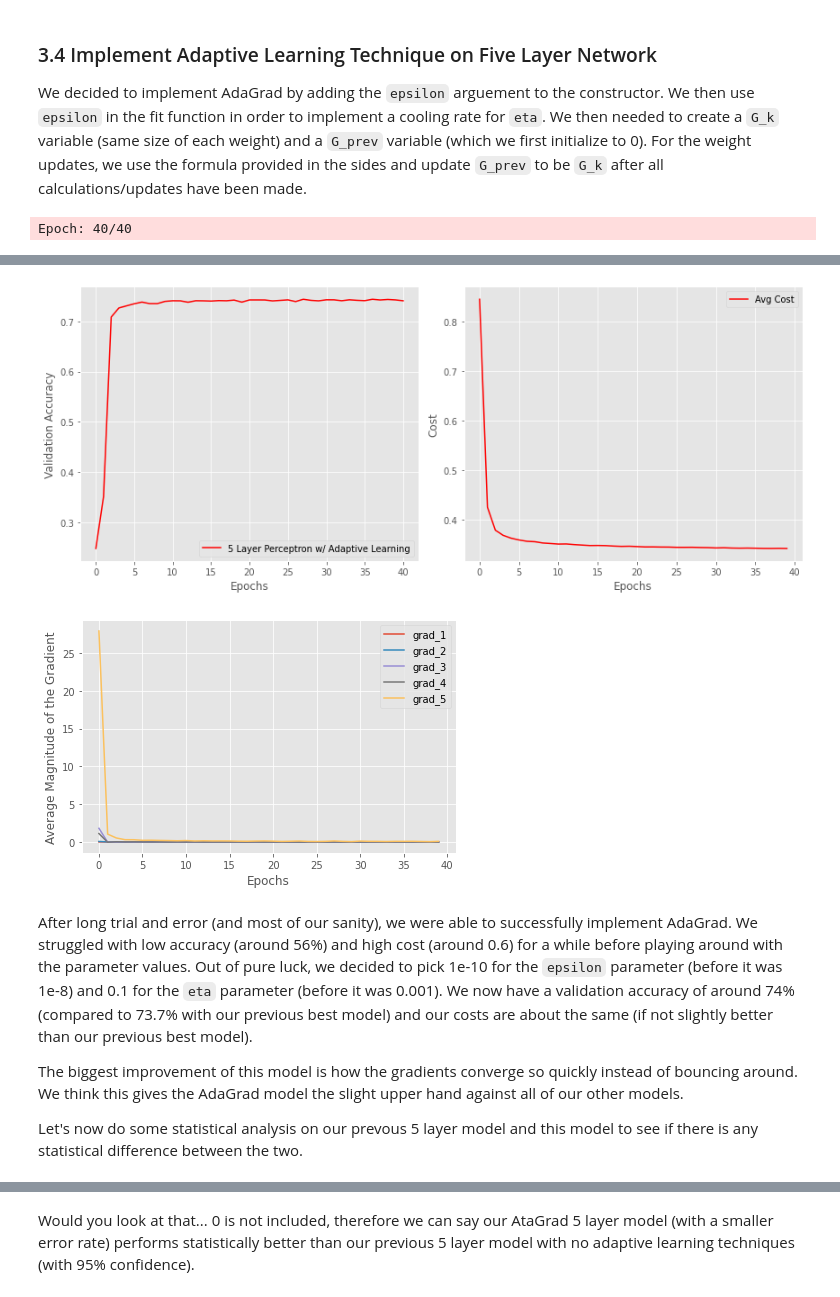
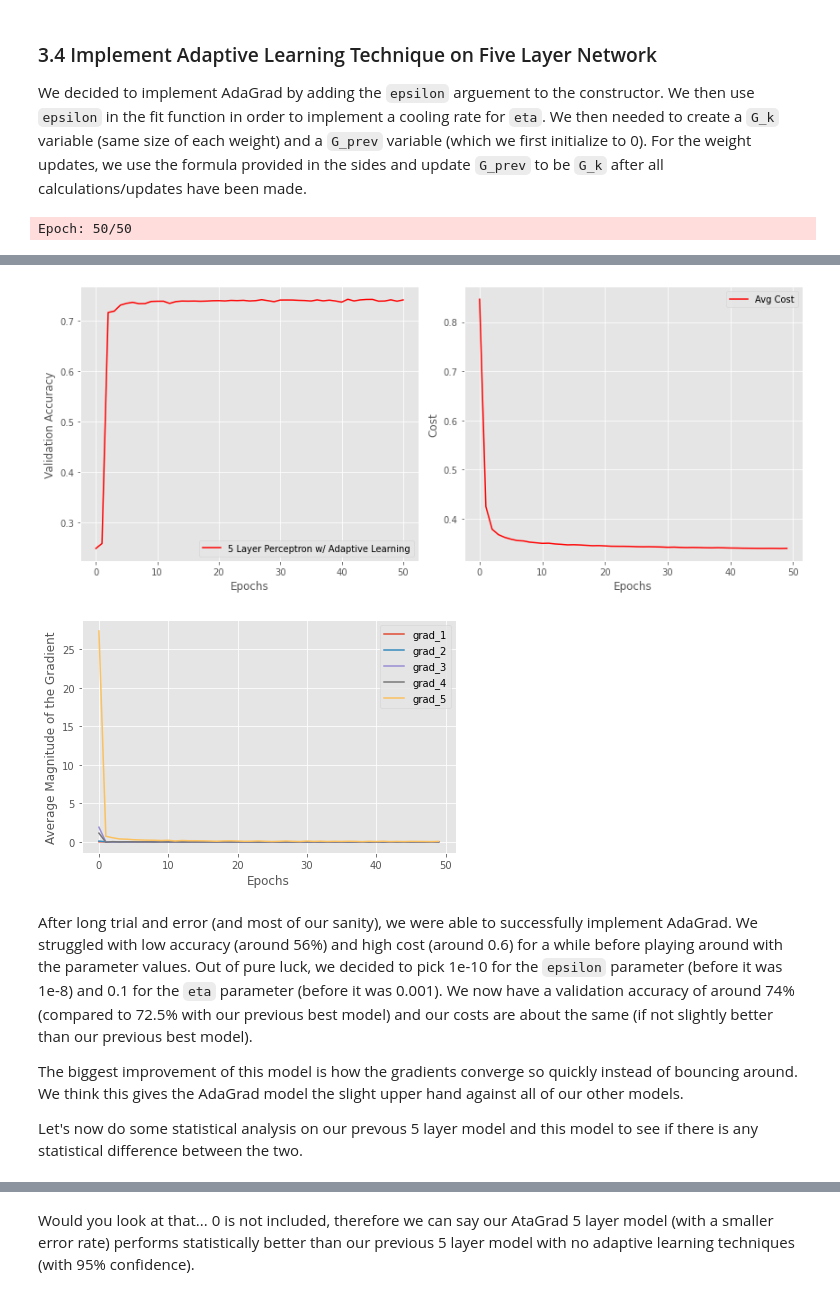
Before and after one commit to harrisonnoble/ml-projects, a Jupyter notebook: Lab 4/Lab 4.ipynb, the cells around one changed output, grey strips where cells are left out. Cells and saved outputs as stored; diff of their text form; code cells hidden in the pictures.

````diff
--- a/Lab 4/Lab 4.ipynb
+++ b/Lab 4/Lab 4.ipynb
@@ -835,5 +835,5 @@
 # %%
-vals = {'layers':3, 'n_hidden':30, 'C':0.1, 'epochs':40, 'eta':0.001,
+vals = {'layers':3, 'n_hidden':50, 'C':0.1, 'epochs':40, 'eta':0.001,
         'minibatches':50, 'shuffle':True, 'random_state':1}
 
 nn_3_layer = MultiLayerPerceptronBase(**vals)
@@ -975,7 +975,7 @@ class AdaptiveMultiLayerPerceptron(MultiLayerPerceptronBase):
             self.val_score_ = []
             self.val_score_.append(accuracy_score(y_test,self.predict(X_test)))
 
-        #create
+        #create variable to store avg gradients for each epoch
         self.avg_grads_ = []
         for _ in range(self.layers):
             self.avg_grads_.append([])
@@ -991,7 +991,7 @@ class AdaptiveMultiLayerPerceptron(MultiLayerPerceptronBase):
             # adaptive learning rate
             eta = self.eta / (1 + self.epsilon * i)
 
-            #need to store the gradients
+            #need to store the avg gradients in each mini batch
             grads = []
             for _ in range(self.layers):
                 grads.append([])
@@ -1024,7 +1024,7 @@ class AdaptiveMultiLayerPerceptron(MultiLayerPerceptronBase):
                 #update weights (adaptive learning rate)
                 for index in range(len(gradients)):
                     if i == 0:
-                        G_k[index] = np.add(0, np.square(gradients[index]))
+                        G_k[index] = np.square(gradients[index])
                     else:
                         G_k[index] = np.add(G_prev[index], np.square(gradients[index]))
                     rho[index] = np.divide(eta, np.sqrt(np.add(G_k[index], self.epsilon)))
@@ -1043,7 +1043,7 @@ class AdaptiveMultiLayerPerceptron(MultiLayerPerceptronBase):
 
         return self
 # %%
-vals = {'layers':5, 'epsilon':1e-10, 'n_hidden':30, 'C':0.1, 'epochs':40,
+vals = {'layers':5, 'epsilon':1e-11, 'n_hidden':30, 'C':0.1, 'epochs':50,
         'eta':0.1, 'minibatches':50, 'shuffle':True, 'random_state':1}
 
 nn_adaptive = AdaptiveMultiLayerPerceptron(**vals)
@@ -1066,4 +1066,4 @@ plt.legend(loc='best')
 plt.grid(True)
 plt.show()
 # %% [output]
-Epoch: 40/40
+Epoch: 50/50
@@ -1077,7 +1077,7 @@ Validation acc: 0.740924092409241
-[figure, old version]
+[figure, new version]
-[figure, old version]
+[figure, new version]
 # %% [markdown]
-After long trial and error (and most of our sanity), we were able to successfully implement AdaGrad. We struggled with low accuracy (around 56%) and high cost (around 0.6) for a while before playing around with the parameter values. Out of pure luck, we decided to pick 1e-10 for the ```epsilon``` parameter (before it was 1e-8) and 0.1 for the ```eta``` parameter (before it was 0.001). We now have a validation accuracy of around 74% (compared to 73.7% with our previous best model) and our costs are about the same (if not slightly better than our previous best model).
+After long trial and error (and most of our sanity), we were able to successfully implement AdaGrad. We struggled with low accuracy (around 56%) and high cost (around 0.6) for a while before playing around with the parameter values. Out of pure luck, we decided to pick 1e-10 for the ```epsilon``` parameter (before it was 1e-8) and 0.1 for the ```eta``` parameter (before it was 0.001). We now have a validation accuracy of around 74% (compared to 72.5% with our previous best model) and our costs are about the same (if not slightly better than our previous best model).
 
 The biggest improvement of this model is how the gradients converge so quickly instead of bouncing around. We think this gives the AdaGrad model the slight upper hand against all of our other models.
 
````
Also changed, not shown: parts of 24 cells of this notebook.
